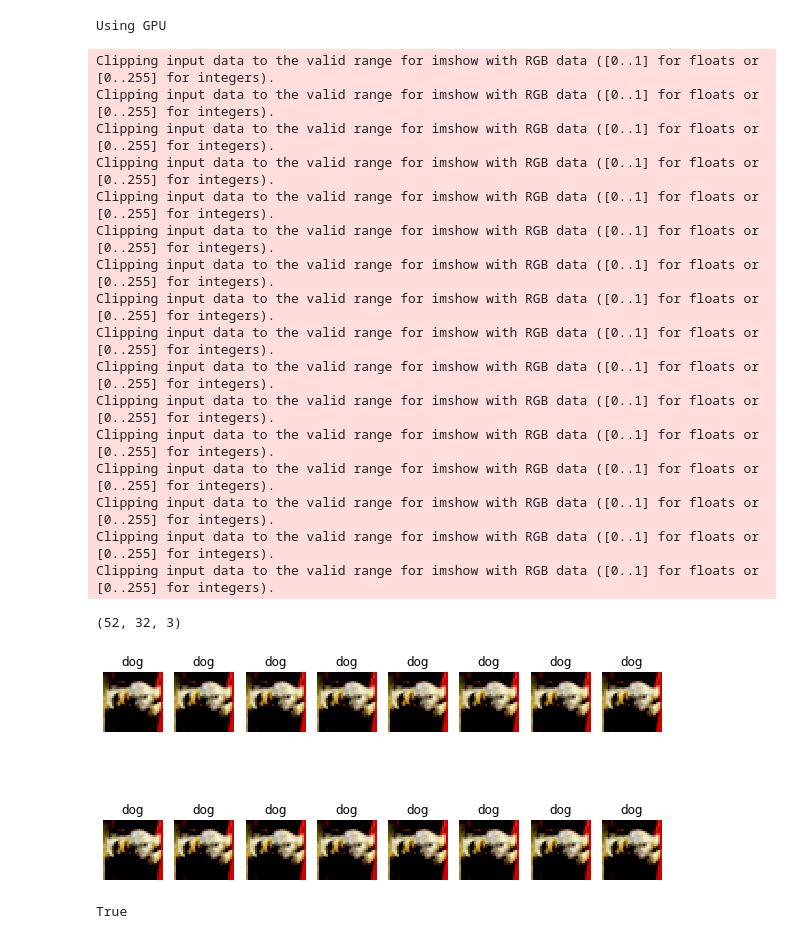
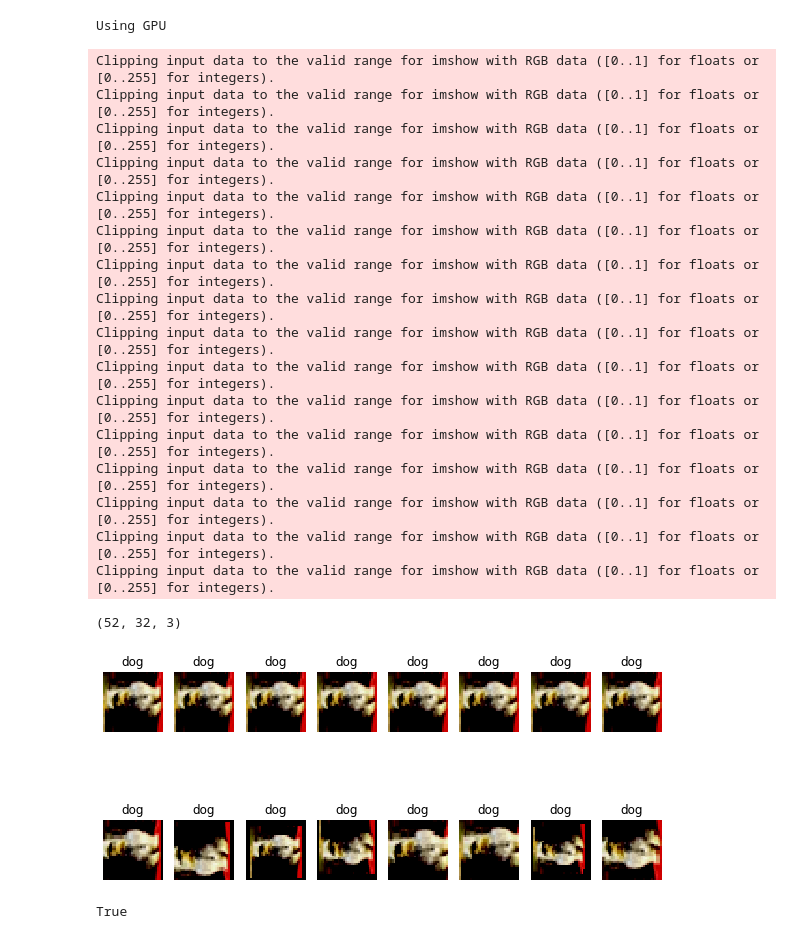
Before and after one commit to abf149/lab2-2022-abf149, a Jupyter notebook: workspace/lab2/lab2_sota_code.ipynb, the cells around one changed output. Drawn from its saved outputs; the diff is of its cells as text; code cells hidden in the pictures.

```diff
--- a/workspace/lab2/lab2_sota_code.ipynb
+++ b/workspace/lab2/lab2_sota_code.ipynb
@@ -46,7 +46,7 @@ indices = list(range(num_train))
 split = 10000
 
 # shuffle data
-np.random.seed(6825)
+np.random.seed(8256)
 np.random.shuffle(indices)
 
 train_idx, valid_idx = indices[split:], indices[:split]
@@ -60,7 +60,9 @@ class CIFAR10Dataset(Dataset):
 
     transform = transforms.Compose([
         #transforms.ToPILImage(),
-        transforms.RandomAffine(0.0,translate=(0.0,0.0),scale=(1.0,1.0)),
+        transforms.RandomAffine(1.0,translate=(0.1,0.1),scale=(0.8,1.2)),
+        transforms.RandomHorizontalFlip()
+        #transforms.RandomVerticalFlip()
         #transforms.ToTensor()
     ])
 
@@ -79,7 +81,7 @@ class CIFAR10Dataset(Dataset):
         if self.apply_transform:
             res = self.transform(self.samples[idx][0])
 
-            res = res + torch.normal(0, 255.0*0.000, size=(3,32,32))
+            res = res + torch.normal(0, 255.0*0.001, size=(3,32,32))
 
         else:
             res = self.samples[idx][0]
@@ -94,7 +96,7 @@ trainset_noxform = CIFAR10Dataset(train_labels,train_images)
 trainset_noxform.apply_transform=False
 
 trainset_xform = CIFAR10Dataset(train_labels,train_images)
-trainset_xform.apply_transform=False
+trainset_xform.apply_transform=True
 
 trainloader = torch.utils.data.DataLoader(trainset_xform, batch_size=25, sampler=train_sampler, shuffle=False)
 
@@ -108,34 +110,34 @@ print(np.transpose(torch.nn.functional.pad(trainset_noxform[0][0],(10,10), "refl
 for idx in range(8):
     plt.subplot(2,8,idx+1)
     plt.imshow(np.transpose(trainset_noxform[1][0].numpy()))
     plt.title("%s" % (class_names[train_labels[1]]))
     plt.axis('off')
 
 # Transform
 for idx in range(8):
     plt.subplot(2,8,idx+9)
     plt.imshow(np.transpose(trainset_xform[1][0].numpy()))
     plt.title("%s" % (class_names[train_labels[1]]))
     plt.axis('off')
 # %% [output]
 Clipping input data to the valid range for imshow with RGB data ([0..1] for floats or [0..255] for integers).
 Clipping input data to the valid range for imshow with RGB data ([0..1] for floats or [0..255] for integers).
 Clipping input data to the valid range for imshow with RGB data ([0..1] for floats or [0..255] for integers).
 Clipping input data to the valid range for imshow with RGB data ([0..1] for floats or [0..255] for integers).
 Clipping input data to the valid range for imshow with RGB data ([0..1] for floats or [0..255] for integers).
 Clipping input data to the valid range for imshow with RGB data ([0..1] for floats or [0..255] for integers).
 Clipping input data to the valid range for imshow with RGB data ([0..1] for floats or [0..255] for integers).
 Clipping input data to the valid range for imshow with RGB data ([0..1] for floats or [0..255] for integers).
 Clipping input data to the valid range for imshow with RGB data ([0..1] for floats or [0..255] for integers).
 Clipping input data to the valid range for imshow with RGB data ([0..1] for floats or [0..255] for integers).
 Clipping input data to the valid range for imshow with RGB data ([0..1] for floats or [0..255] for integers).
 Clipping input data to the valid range for imshow with RGB data ([0..1] for floats or [0..255] for integers).
 Clipping input data to the valid range for imshow with RGB data ([0..1] for floats or [0..255] for integers).
 Clipping input data to the valid range for imshow with RGB data ([0..1] for floats or [0..255] for integers).
 Clipping input data to the valid range for imshow with RGB data ([0..1] for floats or [0..255] for integers).
 Clipping input data to the valid range for imshow with RGB data ([0..1] for floats or [0..255] for integers).
 (52, 32, 3)
-[figure, old version]
+[figure, new version]
 # %%
 np.any(trainset_noxform[0][0].numpy()>0)
 # %% [output]
```
Also changed, not shown: parts of 5 cells of this notebook, 9 other files.
